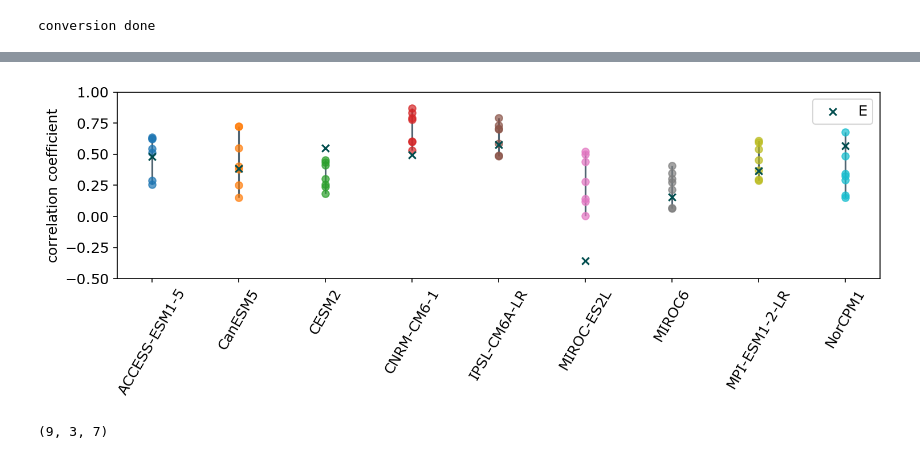
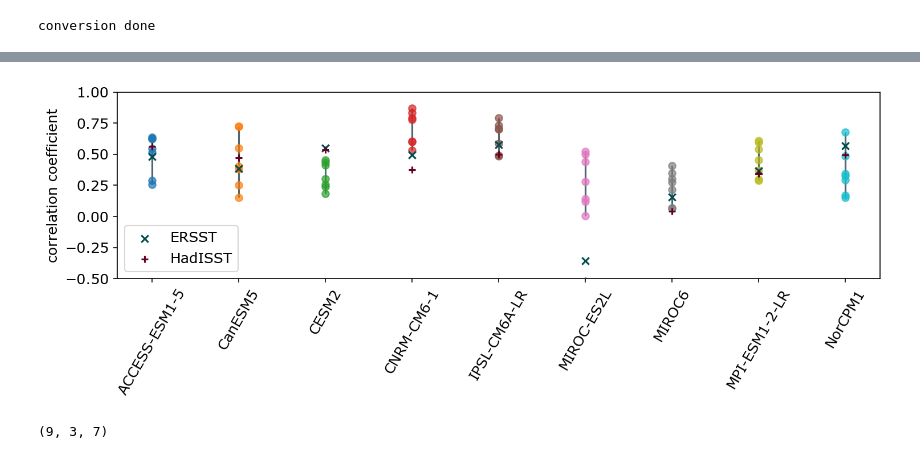
Before and after one commit to emily-gordy/NPac_MultiYear_SkillComponentAnalysis, a Jupyter notebook: supplemental/evaluate_keepone.ipynb, the cells around one changed output, grey strips where cells are left out. Cells and saved outputs as stored; diff of their text form; code cells hidden in the pictures.

```diff
--- a/supplemental/evaluate_keepone.ipynb
+++ b/supplemental/evaluate_keepone.ipynb
@@ -123,5 +123,8 @@ landmask = ~np.isnan(np.mean(mask,axis=0))
 # %% [output]
 conversion done
 # %%
-inputobs,outputobs = preprocessing.make_inputoutput_obs(experiment_dict,source)
-inputobs,outputobs = preprocessing.concatobs(inputobs,outputobs,outputstd,run)
+inputobs_ERSST,outputobs_ERSST = preprocessing.make_inputoutput_obs(experiment_dict,"ERSST")
+inputobs_ERSST,outputobs_ERSST = preprocessing.concatobs(inputobs_ERSST,outputobs_ERSST,outputstd,run)
+
+inputobs_HadISST,outputobs_HadISST = preprocessing.make_inputoutput_obs(experiment_dict,"HadISST")
+inputobs_HadISST,outputobs_HadISST = preprocessing.concatobs(inputobs_HadISST,outputobs_HadISST,outputstd,run)
@@ -152,7 +158,8 @@ def weightedMSE(y_pred,y_true,weights):
     return mse
 # %%
 bestpatterns = np.empty((len(lat),len(lon),nmodels,len(seedlist)))
-obscorr = np.empty((nmodels,len(seedlist)))
+obscorr_ERSST = np.empty((nmodels,len(seedlist)))
+obscorr_HadISST = np.empty((nmodels,len(seedlist)))
 leaveoutcorr = np.empty((nmodels,len(seedlist),ntestmems))
 
 valmse = np.empty((nmodels,len(seedlist)))
@@ -207,7 +214,11 @@ for imodel,cmodel in enumerate(modellist):
                 leaveoutcorr[imodel,iseed,imem],_ = allthelinalg.corr_indextimeseries(
                     bestpattern,outputtest_singlemem,y_pred_test_singlemem,outputval,y_pred_val,landmask)
 
-        y_pred_obs = full_model.predict(inputobs,verbose=0)
-        obscorr[imodel,iseed],_ = allthelinalg.corr_indextimeseries(
-                    bestpattern,outputobs,y_pred_obs,outputval,y_pred_val,landmask)
+        y_pred_obs_ERSST = full_model.predict(inputobs_ERSST,verbose=0)
+        y_pred_obs_HadISST = full_model.predict(inputobs_HadISST,verbose=0)
+
+        obscorr_ERSST[imodel,iseed],_ = allthelinalg.corr_indextimeseries(
+                    bestpattern,outputobs_ERSST,y_pred_obs_ERSST,outputval,y_pred_val,landmask)
+        obscorr_HadISST[imodel,iseed],_ = allthelinalg.corr_indextimeseries(
+                    bestpattern,outputobs_HadISST,y_pred_obs_HadISST,outputval,y_pred_val,landmask)
 # %% [output]
@@ -231,18 +242,20 @@ for imodel,cmodel in enumerate(modellist):
 # %%
 bestseeds = np.argmin(valmse,axis=1)
 
 leaveoutplot = np.empty((nmodels,ntestmems))
-obsplot = np.empty((nmodels))
+obsplot = np.empty((2,nmodels))
 
 for imodel in range(nmodels):
 
     leaveoutplot[imodel] = leaveoutcorr[imodel,bestseeds[imodel],:]
-    obsplot[imodel] = obscorr[imodel,bestseeds[imodel]]
+    obsplot[0,imodel] = obscorr_ERSST[imodel,bestseeds[imodel]]
+    obsplot[1,imodel] = obscorr_HadISST[imodel,bestseeds[imodel]]
 
 imp.reload(analysisplots)
-analysisplots.prettyscatterplot_multiobs(leaveoutplot,[obsplot],modellist,testvariants,"correlation coefficient",source,None)
+analysisplots.prettyscatterplot_multiobs(leaveoutplot,obsplot,modellist,testvariants,
+                                         "correlation coefficient",["ERSST","HadISST"],"../figures/prettyscatter_singlemodel.png")
 # %% [output]
-[figure, old version]
+[figure, new version]
 # %%
 leaveoutcorr.shape
 # %% [output]
```
Also changed, not shown: parts of 2 cells of this notebook, 2 other files.
